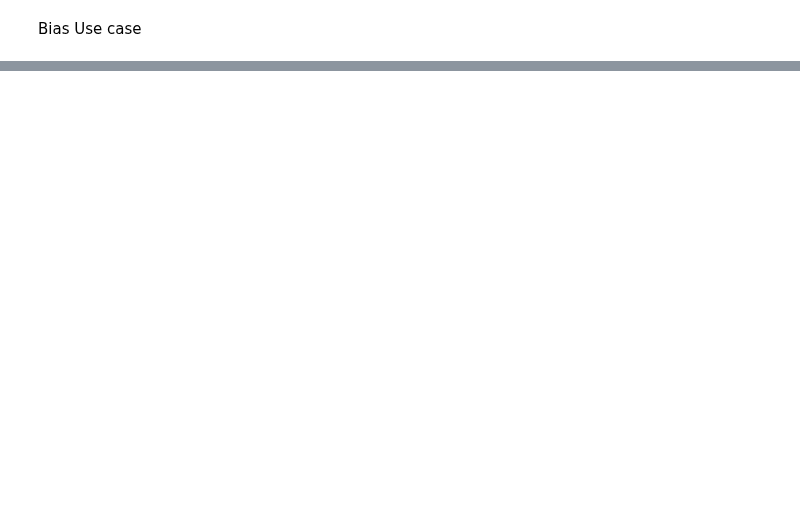
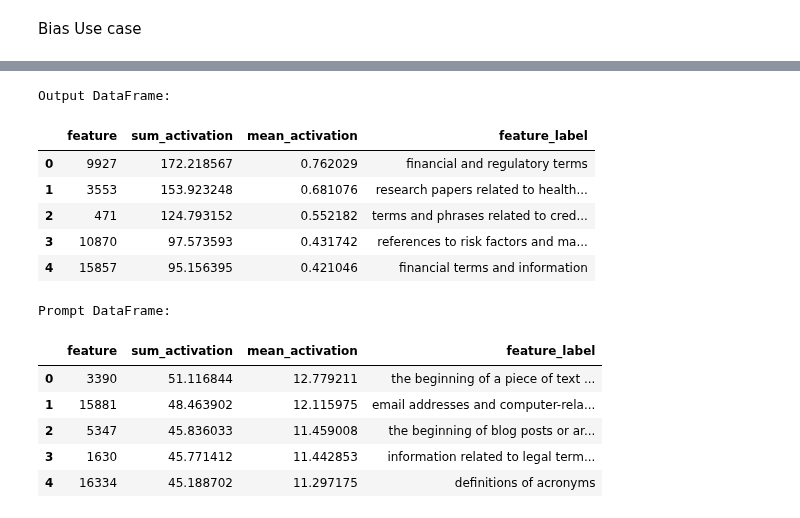
Before and after one commit to tatsath/Interpretability, a Jupyter notebook: ActivationDetectTwoPass.ipynb, the cells around one changed output, grey strips where cells are left out. Cells and saved outputs as stored; diff of their text form; code cells hidden in the pictures; blank space fills up the shorter version.

```diff
--- a/ActivationDetectTwoPass.ipynb
+++ b/ActivationDetectTwoPass.ipynb
@@ -545,18 +496,0 @@ Successfully installed huggingface-hub-0.26.5 neuronpedia-1.0.12 nnterp-0.4.5 pa
-# %%
-import requests
-
-url = "https://www.neuronpedia.org/api/explanation/generate"
-MODEL_ID = "gemma-2b"
-
-payload = {
-    "modelId": MODEL_ID,
-    "layer": 6,
-    "index": 1,
-    "explanationType": "",
-    "explanationModelName": ""
-}
-headers = {"Content-Type": "application/json"}
-
-response = requests.post(url, json=payload, headers=headers)
-
-print(response.json())
@@ -564,0 +570,55 @@ print(response.json())
+# %%
+# ... (your previous code to define get_or_generate_activation_description and find_description) ...
+
+# Assuming you have output_df and prompt_df DataFrames
+
+# API key, modelId, and layer (replace with your actual values)
+
+from IPython.display import display, HTML
+
+apiKey = userdata.get('NEURONPEDIA_API_KEY')
+modelId = "gemma-2b"
+layer = "6-res-jb"
+
+# Function to get feature label (same as before)
+def get_feature_label(row):
+    #print(int(row['feature']))
+    feature_index = int(row['feature'])
+    description = get_or_generate_activation_description(modelId, layer, feature_index, apiKey)
+    return description
+
+# Apply to output_df
+output_df['feature_label'] = output_df.apply(get_feature_label, axis=1)
+
+# Apply to prompt_df
+prompt_df['feature_label'] = prompt_df.apply(get_feature_label, axis=1)
+
+# Align columns to the left and add table borders
+output_df_styled = output_df.style.set_properties(**{'text-align': 'left', 'border': '1px solid black'})
+output_df_styled.set_table_styles([dict(selector='th', props=[('text-align', 'left'), ('border', '1px solid black')])])
+
+prompt_df_styled = prompt_df.style.set_properties(**{'text-align': 'left', 'border': '1px solid black'})
+prompt_df_styled.set_table_styles([dict(selector='th', props=[('text-align', 'left'), ('border', '1px solid black')])])
+
+
+# Display updated DataFrames with styling
+print("Output DataFrame:")
+display(HTML(output_df_styled.to_html()))  # Display as HTML table without index
+
+print("\nPrompt DataFrame:")
+display(HTML(prompt_df_styled.to_html()))  # Display as HTML table without index
+# %% [output]
+Output DataFrame:
+|  | feature | sum_activation | mean_activation | feature_label |
+| 0 | 9927 | 172.218567 | 0.762029 | financial and regulatory terms |
+| 1 | 3553 | 153.923248 | 0.681076 | research papers related to health... |
+| 2 | 471 | 124.793152 | 0.552182 | terms and phrases related to cred... |
+| 3 | 10870 | 97.573593 | 0.431742 | references to risk factors and ma... |
+| 4 | 15857 | 95.156395 | 0.421046 | financial terms and information |
+Prompt DataFrame:
+|  | feature | sum_activation | mean_activation | feature_label |
+| 0 | 3390 | 51.116844 | 12.779211 | the beginning of a piece of text ... |
+| 1 | 15881 | 48.463902 | 12.115975 | email addresses and computer-rela... |
+| 2 | 5347 | 45.836033 | 11.459008 | the beginning of blog posts or ar... |
+| 3 | 1630 | 45.771412 | 11.442853 | information related to legal term... |
+| 4 | 16334 | 45.188702 | 11.297175 | definitions of acronyms |
```
Also changed, not shown: parts of 15 cells of this notebook.
